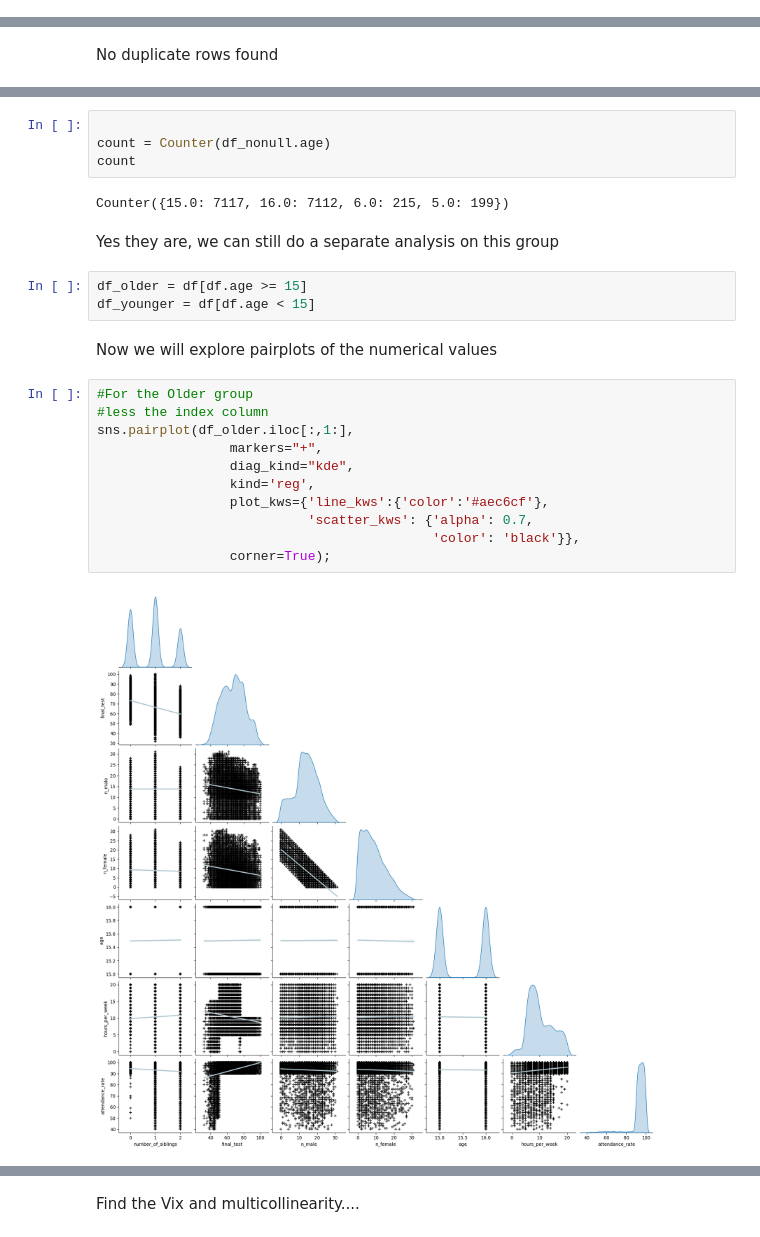
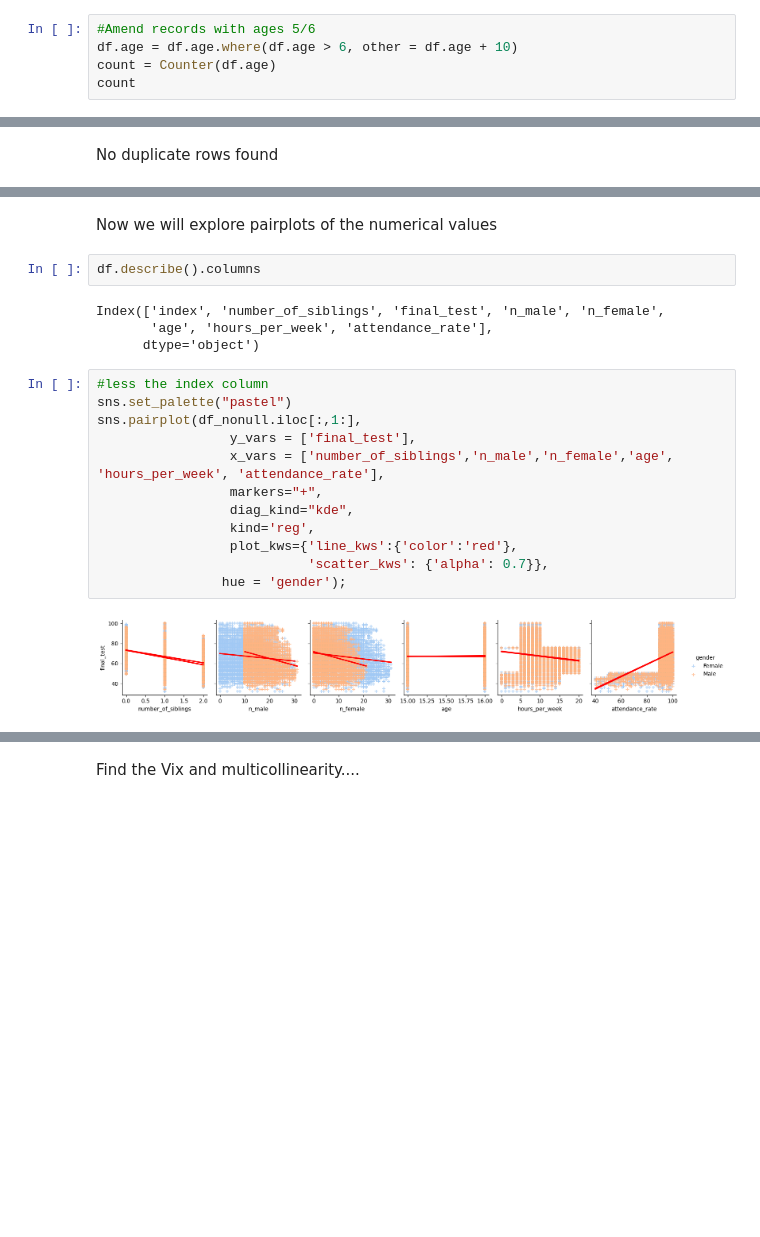
Before and after one commit to raytrk/Projects, a Jupyter notebook: Python/AIAP_PYS/eda.ipynb, the cells around one changed output, grey strips where cells are left out. Saved outputs shown, nothing was run; the diff lists cells and outputs as text; blank space fills up the shorter version.

```diff
--- a/Python/AIAP_PYS/eda.ipynb
+++ b/Python/AIAP_PYS/eda.ipynb
@@ -142,3 +144,8 @@ Records with Negative ages will be removed since they are insignficant (only 5 r
 # %%
 #Remove records with negative ages
 df = df[df.age > 0]
+# %%
+#Amend records with ages 5/6
+df.age = df.age.where(df.age > 6, other = df.age + 10)
+count = Counter(df.age)
+count
@@ -214,26 +221,22 @@ Let's recheck to see if the 5 and 6 year olds are still in the table
-# %%
-
-count = Counter(df_nonull.age)
-count
-# %% [output]
-Counter({15.0: 7117, 16.0: 7112, 6.0: 215, 5.0: 199})
-# %% [markdown]
-Yes they are, we can still do a separate analysis on this group
-# %%
-df_older = df[df.age >= 15]
-df_younger = df[df.age < 15]
 # %% [markdown]
 Now we will explore pairplots of the numerical values
+# %%
+df.describe().columns
+# %% [output]
+Index(['index', 'number_of_siblings', 'final_test', 'n_male', 'n_female',
+       'age', 'hours_per_week', 'attendance_rate'],
+      dtype='object')
 # %%
-#For the Older group
 #less the index column
-sns.pairplot(df_older.iloc[:,1:],
+sns.set_palette("pastel")
+sns.pairplot(df_nonull.iloc[:,1:],
+                 y_vars = ['final_test'],
+                 x_vars = ['number_of_siblings','n_male','n_female','age', 'hours_per_week', 'attendance_rate'],
                  markers="+",
                  diag_kind="kde",
                  kind='reg',
-                 plot_kws={'line_kws':{'color':'#aec6cf'},
-                           'scatter_kws': {'alpha': 0.7,
-                                           'color': 'black'}},
-                 corner=True);
+                 plot_kws={'line_kws':{'color':'red'},
+                           'scatter_kws': {'alpha': 0.7}},
+                hue = 'gender');
 # %% [output]
-[figure, old version]
+[figure, new version]
```
Also changed, not shown: parts of 7 cells of this notebook.
